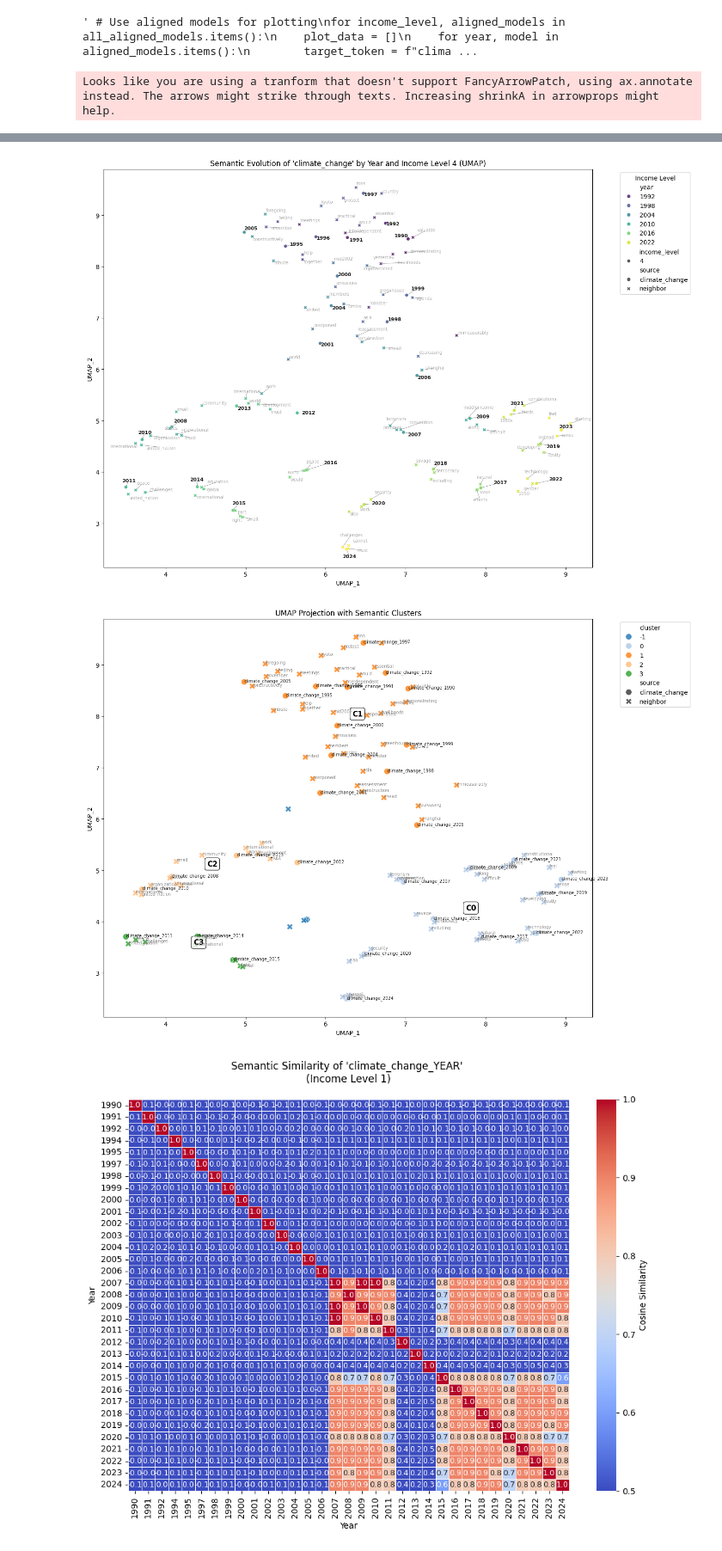
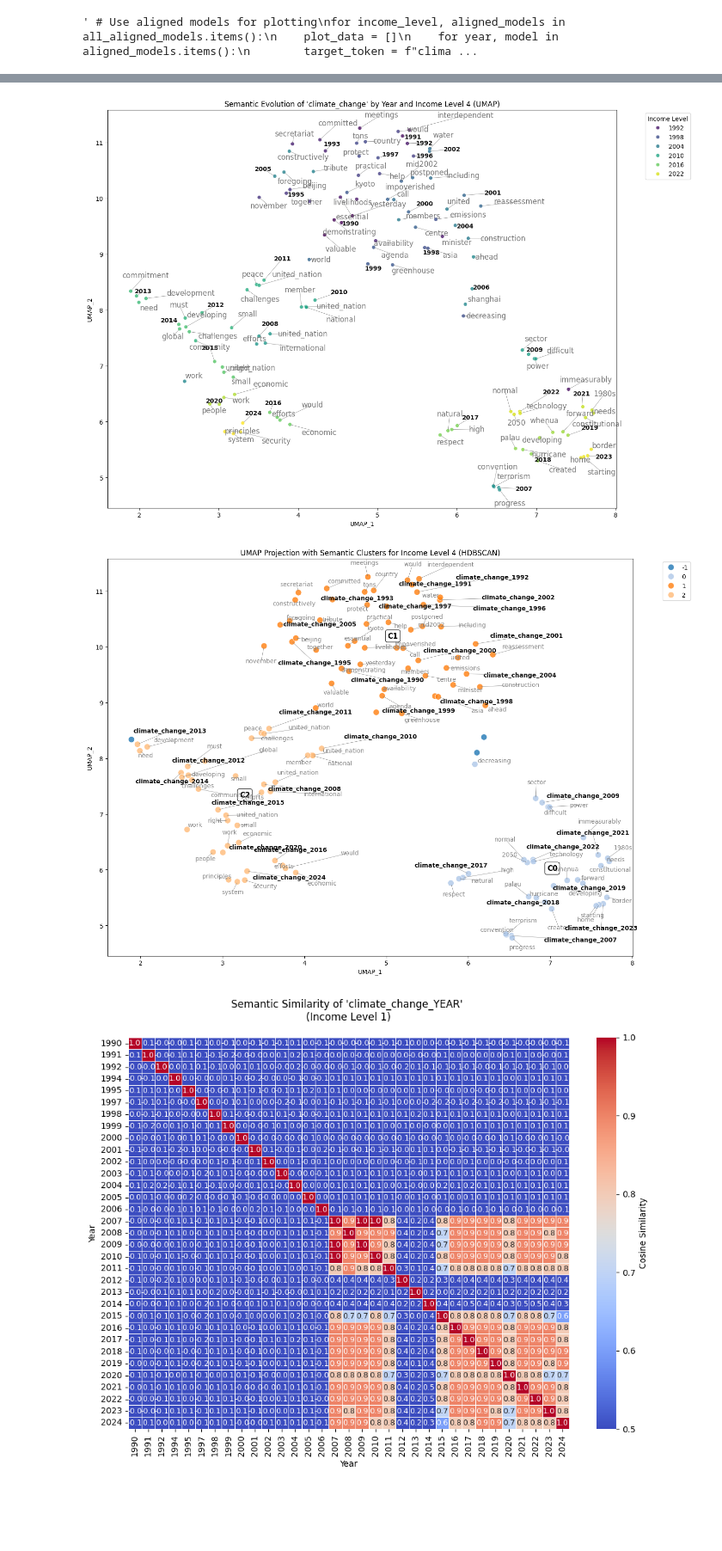
Before and after one commit to AlvaroMillanRuiz/NLP_BDS, a Jupyter notebook: 7. Word Embeddings.ipynb, the cells around one changed output, grey strips where cells are left out. Shown at 86% size. Saved outputs shown, nothing was run; the diff lists cells and outputs as text; code cells hidden in the pictures; blank space fills up the shorter version.

```diff
--- a/7. Word Embeddings.ipynb
+++ b/7. Word Embeddings.ipynb
@@ -512,7 +495,7 @@ for income_level, models_by_year in all_models.items():
         # Get shared anchor words present in both models
         common_anchors = list(anchor_words & set(ref_model.wv.key_to_index) & set(curr_model.wv.key_to_index)) # select only those anchor_words in the vocabulary of the reference model and the current model
 
-        if len(common_anchors) < 40:
+        if len(common_anchors) < 35:
             print(f"Warning: Only {len(common_anchors)} anchors for income level {income_level} in year {year}")
             continue
 
@@ -635,6 +613,7 @@ for income_level, aligned_models in all_aligned_models.items():
 ' # Use aligned models for plotting\nfor income_level, aligned_models in all_aligned_models.items():\n    plot_data = []\n    for year, model in aligned_models.items():\n        target_token = f"clima ...
 # %%
 import umap
+np.random.seed(100)
 # Use aligned models for plotting
 for income_level, aligned_models in all_aligned_models.items():
     plot_data = []
@@ -695,9 +674,7 @@ for income_level, aligned_models in all_aligned_models.items():
         x='UMAP_1',
         y='UMAP_2',
         hue='year',
-        style='source',
         palette='viridis',        # Good for temporal data
-        size='income_level',      # Differentiate income levels by size
         sizes=(30, 150),          # Range of sizes
         alpha=0.8
     )
@@ -706,7 +683,7 @@ for income_level, aligned_models in all_aligned_models.items():
         climate_labels.append(plt.text(
             row['UMAP_1'], row['UMAP_2'],
             f"{row['year']}",
-            fontsize=8, weight='bold', alpha=0.9
+            fontsize=10, weight='bold', alpha=0.95
         ))
 
     # Label neighbor points (smaller, semi-transparent)
@@ -714,9 +691,9 @@ for income_level, aligned_models in all_aligned_models.items():
     for _, row in neighbor_data.iterrows():
         neighbor_labels.append(plt.text(
             row['UMAP_1'], row['UMAP_2'],
-            row['token'],  # Show the actual word
-            fontsize=7, alpha=0.9,
-            color='darkgray'  # Different color from climate labels
+            row['token'],
+            fontsize=12, alpha=0.9,
+            color='dimgray'
         ))
 
     # Smart label adjustment
@@ -754,7 +731,6 @@ for income_level, aligned_models in all_aligned_models.items():
         x='UMAP_1',
         y='UMAP_2',
         hue='cluster',
-        style='source',
         palette='tab20',  # Many distinct colors
         s=100,
         alpha=0.8
@@ -775,21 +751,34 @@ for income_level, aligned_models in all_aligned_models.items():
             bbox=dict(boxstyle='round,pad=0.3', fc='white', alpha=0.8)
         )
 
+    labels = []
     for _, row in df_plot[df_plot['cluster'] != -1].iterrows():
-        plt.text(
+        label = plt.text(
             row['UMAP_1'],
             row['UMAP_2'],
             row['token'],
-            fontsize=7,
-            alpha=0.9,
-            color='black' if row['source'] == 'climate_change' else 'gray'
+            fontsize=10,
+            alpha=0.95,
+            color='black' if row['source'] == 'climate_change' else 'gray',
+            fontweight='bold' if row['source'] == 'climate_change' else 'normal'
         )
+        labels.append(label)
 
-    plt.title(f"UMAP Projection with Semantic Clusters for Income Level {income_level}")
+    # Smartly adjust labels to avoid overlap
+    adjust_text(
+        labels,
+        arrowprops=dict(arrowstyle='-', color='gray', lw=0.5),
+        expand_points=(1.2, 1.2),
+        expand_text=(1.2, 1.2),
+        force_text=0.5,
+        force_points=0.5,
+        lim=100  # Number of iterations
+    )
+
+
+    plt.title(f"UMAP Projection with Semantic Clusters for Income Level {income_level} (HDBSCAN)")
     plt.legend(bbox_to_anchor=(1.05, 1), loc='upper left')
     plt.tight_layout()
-    #plt.show()
-    plot_path_2 = Path(base_path) / "NLP_BDS" / f"Semantic_Drift_UMAP_Income_level_{income_level}.png"
-    plt.savefig(plot_path_2)
+    plot_path_2 = Path(base_path) / "NLP_BDS" / f"Semantic_Drift_UMAP_Income_level_{income_level}_clustered.png"
+    #plt.savefig(plot_path_2)
 # %% [output]
-Looks like you are using a tranform that doesn't support FancyArrowPatch, using ax.annotate instead. The arrows might strike through texts. Increasing shrinkA in arrowprops might help.
@@ -802,5 +791,5 @@ Looks like you are using a tranform that doesn't support FancyArrowPatch, using
-[figure, old version]
+[figure, new version]
-[figure, old version]
+[figure, new version]
 # %%
 import numpy as np
 import seaborn as sns
```
Also changed, not shown: parts of 5 cells of this notebook, 9 other files.
